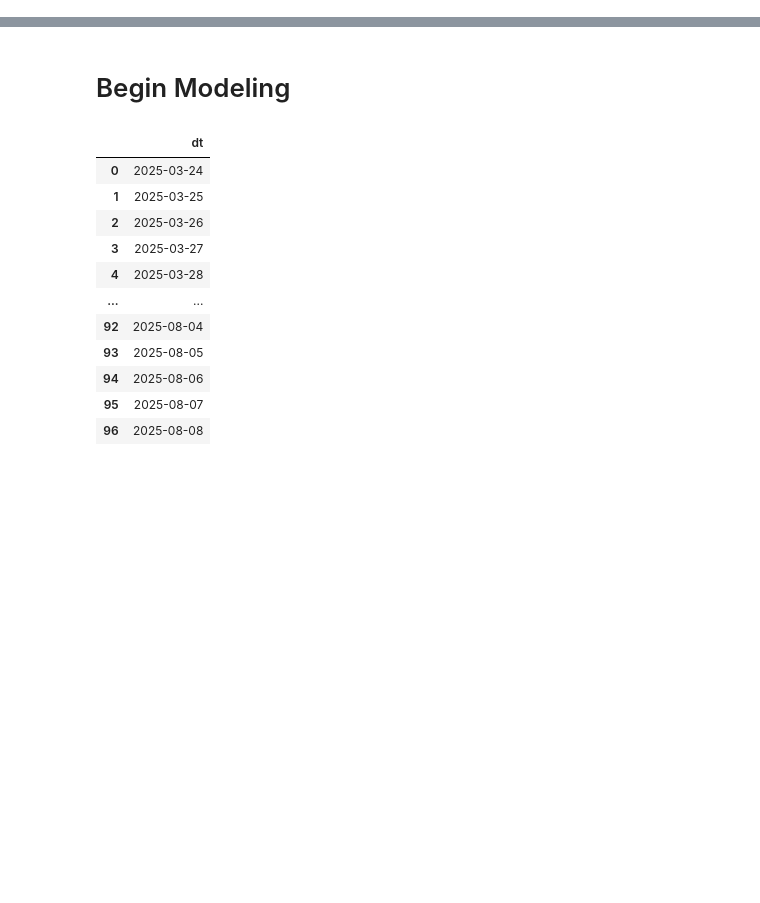
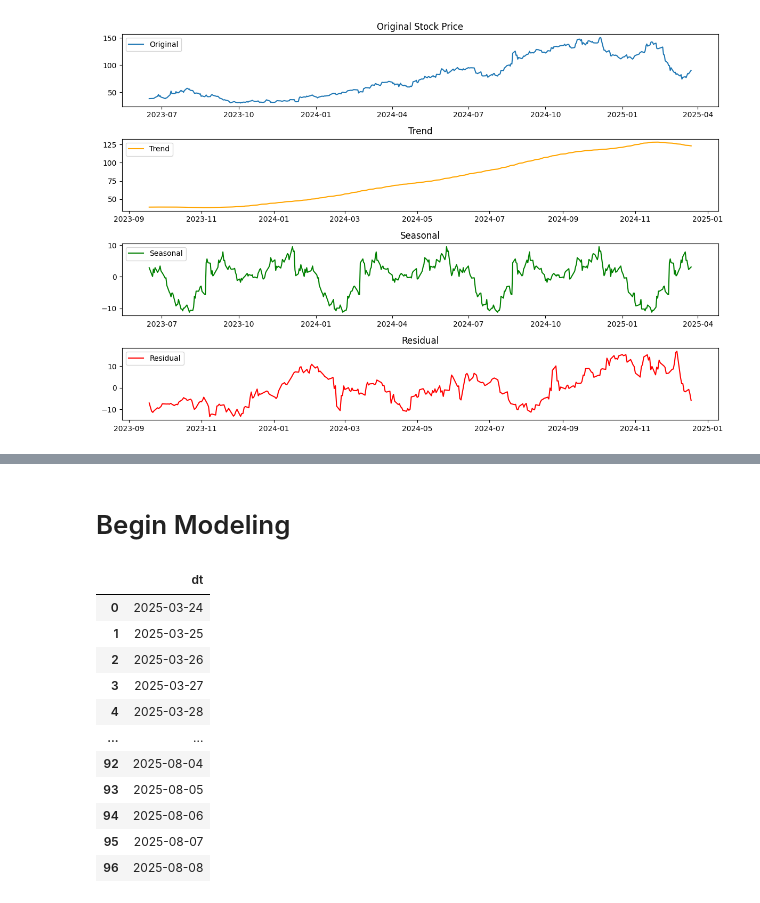
Before and after one commit to mfannin099/Stock_Analysis, a Jupyter notebook: predictions.ipynb, the cells around one changed output, grey strips where cells are left out. Drawn from its saved outputs; the diff is of its cells as text; code cells hidden in the pictures; blank space fills up the shorter version.

```diff
--- a/predictions.ipynb
+++ b/predictions.ipynb
@@ -106,0 +123,39 @@ max    150.880005
+# %%
+period = round(252 / 2) # Use period=252 for daily data (1 year of trading days)
+result = seasonal_decompose(df_filtered['Close'], model='additive', period=period)
+
+# Plot the decomposition
+plt.figure(figsize=(12, 8))
+
+plt.subplot(411)
+plt.plot(df_filtered['Close'], label='Original')
+plt.title('Original Stock Price')
+plt.legend(loc='upper left')
+
+plt.subplot(412)
+plt.plot(result.trend, label='Trend', color='orange')
+plt.title('Trend')
+plt.legend(loc='upper left')
+
+plt.subplot(413)
+plt.plot(result.seasonal, label='Seasonal', color='green')
+plt.title('Seasonal')
+plt.legend(loc='upper left')
+
+plt.subplot(414)
+plt.plot(result.resid, label='Residual', color='red')
+plt.title('Residual')
+plt.legend(loc='upper left')
+
+plt.tight_layout()
+plt.show()
+
+# Extract the seasonal component
+seasonality = result.seasonal
+
+# Print out the first few values of the seasonal component
+print(seasonality.head())
+
+# Now you can use seasonality for further analysis or forecasting
+# %% [output]
+[figure, added]
```
Also changed, not shown: parts of 11 cells of this notebook.
